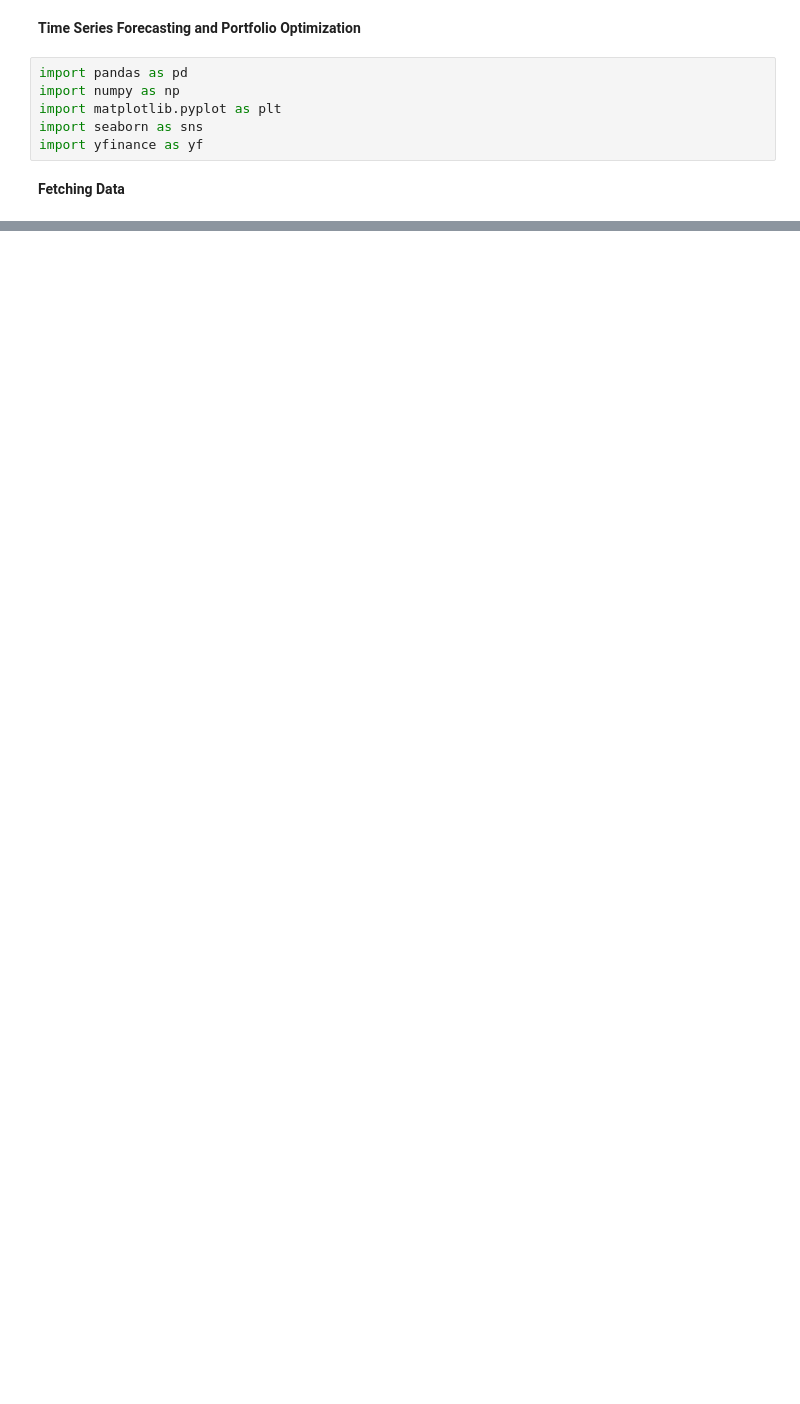
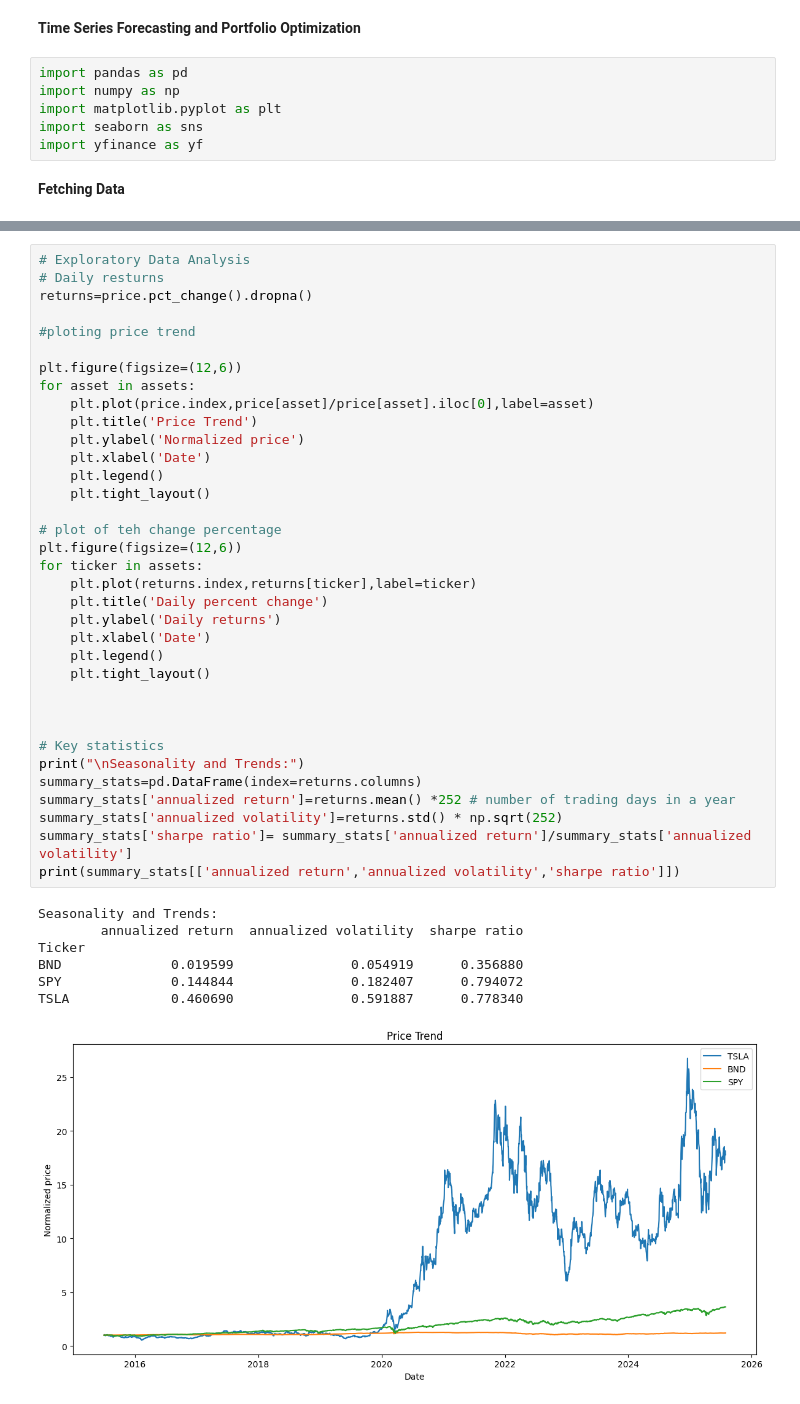
Before and after one commit to hinsenedinka/GMF-Investments-Portfolio-Management-with-Time-Series-Analysis, a Jupyter notebook: notebook/Time Series Forecasting and Portfolio Optimization.ipynb, the cells around one changed output, grey strips where cells are left out. Drawn from its saved outputs; the diff is of its cells as text; blank space fills up the shorter version.

Commit message:
Completed Processing and Exploration of the Data

```diff
--- a/notebook/Time Series Forecasting and Portfolio Optimization.ipynb
+++ b/notebook/Time Series Forecasting and Portfolio Optimization.ipynb
@@ -59,3 +58,46 @@ BND     0
 SPY     0
 TSLA    0
 dtype: int64
+# %%
+# Exploratory Data Analysis
+# Daily resturns
+returns=price.pct_change().dropna()
+
+#ploting price trend
+
+plt.figure(figsize=(12,6))
+for asset in assets:
+    plt.plot(price.index,price[asset]/price[asset].iloc[0],label=asset)
+    plt.title('Price Trend')
+    plt.ylabel('Normalized price')
+    plt.xlabel('Date')
+    plt.legend()
+    plt.tight_layout()
+
+# plot of teh change percentage
+plt.figure(figsize=(12,6))
+for ticker in assets:
+    plt.plot(returns.index,returns[ticker],label=ticker)
+    plt.title('Daily percent change')
+    plt.ylabel('Daily returns')
+    plt.xlabel('Date')
+    plt.legend()
+    plt.tight_layout()
+
+
+
+# Key statistics
+print("\nSeasonality and Trends:")
+summary_stats=pd.DataFrame(index=returns.columns)
+summary_stats['annualized return']=returns.mean() *252 # number of trading days in a year
+summary_stats['annualized volatility']=returns.std() * np.sqrt(252)
+summary_stats['sharpe ratio']= summary_stats['annualized return']/summary_stats['annualized volatility']
+print(summary_stats[['annualized return','annualized volatility','sharpe ratio']])
+# %% [output]
+Seasonality and Trends:
+        annualized return  annualized volatility  sharpe ratio
+Ticker
+BND              0.019599               0.054919      0.356880
+SPY              0.144844               0.182407      0.794072
+TSLA             0.460690               0.591887      0.778340
+[figure, added]
```
Also changed, not shown: parts of 2 cells of this notebook, 3 other files.
